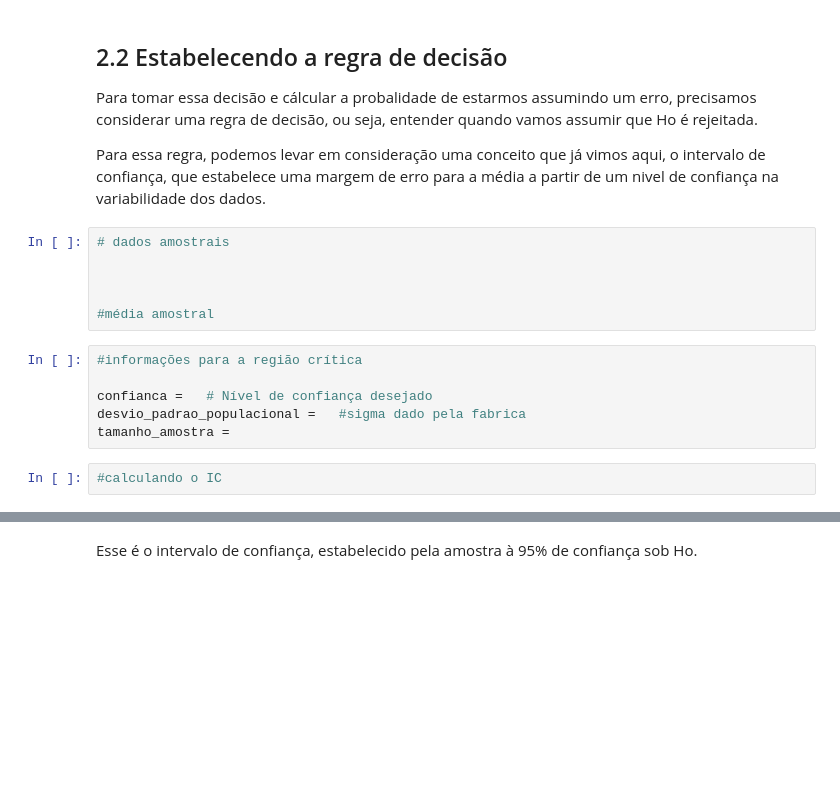
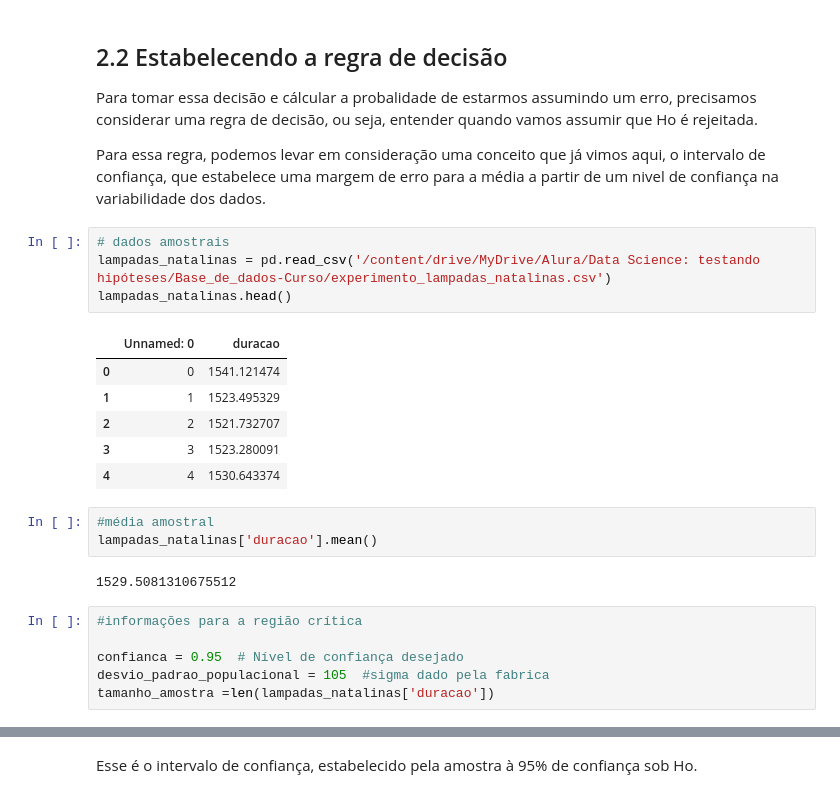
Before and after one commit to IronZiiz/data-science-hypothesis-testing, a Jupyter notebook: [Aula_0]_Data_Science_Testes_com_Data_Science.ipynb, the cells around one changed output, grey strips where cells are left out. Saved outputs shown, nothing was run; the diff lists cells and outputs as text; blank space fills up the shorter version.

```diff
--- a/[Aula_0]_Data_Science_Testes_com_Data_Science.ipynb
+++ b/[Aula_0]_Data_Science_Testes_com_Data_Science.ipynb
@@ -366,17 +330,25 @@ podemos identificar o critério para rejeitar ou não a hipótese estabelecida,
 Para tomar essa decisão e cálcular a probalidade de estarmos assumindo um erro, precisamos considerar uma regra de decisão, ou seja, entender quando vamos assumir que Ho é rejeitada.
 
 Para essa regra, podemos levar em consideração uma conceito que já vimos aqui, o intervalo de confiança, que estabelece uma margem de erro para a média a partir de um nivel de confiança na variabilidade dos dados.
+# %%
+# dados amostrais
+lampadas_natalinas = pd.read_csv('/content/drive/MyDrive/Alura/Data Science: testando hipóteses/Base_de_dados-Curso/experimento_lampadas_natalinas.csv')
+lampadas_natalinas.head()
+# %% [output]
+|  | Unnamed: 0 | duracao |
+| 0 | 0 | 1541.121474 |
+| 1 | 1 | 1523.495329 |
+| 2 | 2 | 1521.732707 |
+| 3 | 3 | 1523.280091 |
+| 4 | 4 | 1530.643374 |
 # %%
-# dados amostrais
-
-
-
 #média amostral
+lampadas_natalinas['duracao'].mean()
+# %% [output]
+1529.5081310675512
 # %%
 #informações para a região crítica
 
-confianca =   # Nível de confiança desejado
-desvio_padrao_populacional =   #sigma dado pela fabrica
-tamanho_amostra =
+confianca = 0.95  # Nível de confiança desejado
+desvio_padrao_populacional = 105  #sigma dado pela fabrica
+tamanho_amostra =len(lampadas_natalinas['duracao'])
-# %%
-#calculando o IC
```
Also changed, not shown: parts of 51 cells of this notebook.
